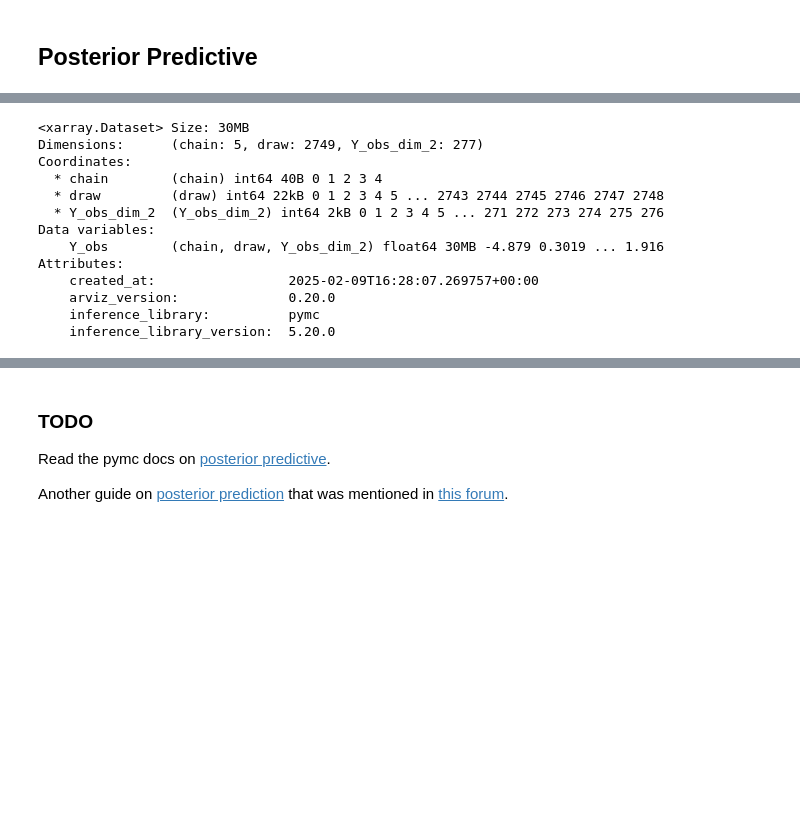
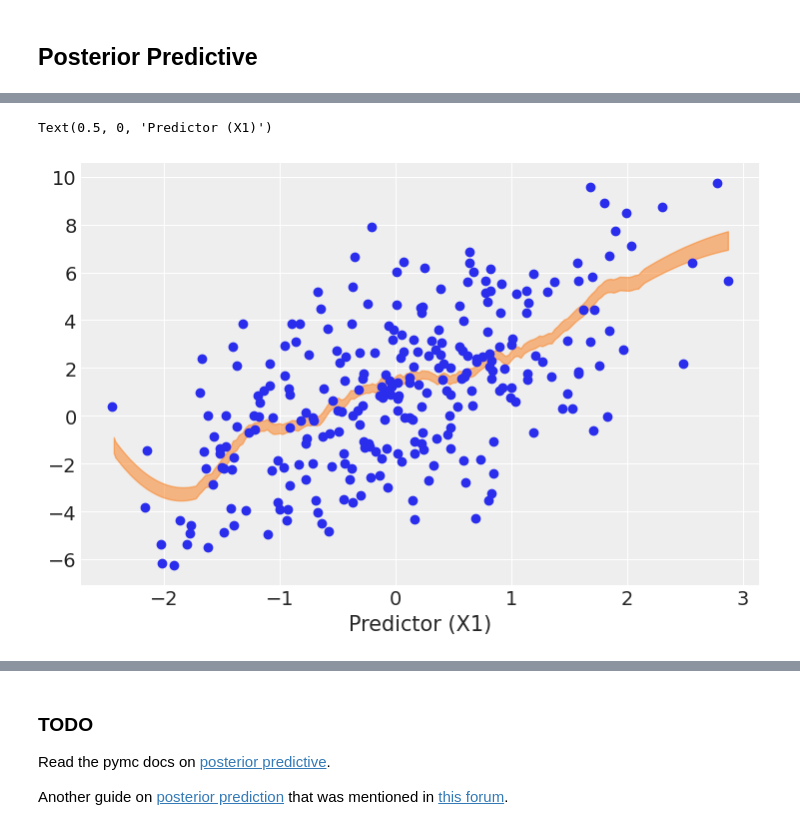
Before and after one commit to JakeRobertBaker/pymc_prophet, a Jupyter notebook: scratch_nuitpie.ipynb, the cells around one changed output, grey strips where cells are left out. Cells and saved outputs as stored; diff of their text form; code cells hidden in the pictures; blank space fills up the shorter version.

```diff
--- a/scratch_nuitpie.ipynb
+++ b/scratch_nuitpie.ipynb
@@ -116,16 +149,11 @@ True
-# %%
-pp.posterior_predictive
-# %% [output]
-<xarray.Dataset> Size: 30MB
-Dimensions:      (chain: 5, draw: 2749, Y_obs_dim_2: 277)
-Coordinates:
-  * chain        (chain) int64 40B 0 1 2 3 4
-  * draw         (draw) int64 22kB 0 1 2 3 4 5 ... 2743 2744 2745 2746 2747 2748
-  * Y_obs_dim_2  (Y_obs_dim_2) int64 2kB 0 1 2 3 4 5 ... 271 272 273 274 275 276
-Data variables:
-    Y_obs        (chain, draw, Y_obs_dim_2) float64 30MB -4.879 0.3019 ... 1.916
-Attributes:
-    created_at:                 2025-02-09T16:28:07.269757+00:00
-    arviz_version:              0.20.0
-    inference_library:          pymc
-    inference_library_version:  5.20.0
+# %%
+# not really practical but shwoing that we can plot mu
+fig, ax = plt.subplots()
+
+az.plot_hdi(X[:,1], posterior_predictive_idata['posterior_predictive']['mu'],hdi_prob=0.95)
+ax.scatter(X[:,1], posterior_predictive_idata.observed_data["Y_obs"])
+
+ax.set_xlabel("Predictor (X1)")
+# %% [output]
+Text(0.5, 0, 'Predictor (X1)')
+[figure, added]
```
Also changed, not shown: parts of 21 cells of this notebook, 3 other files.
